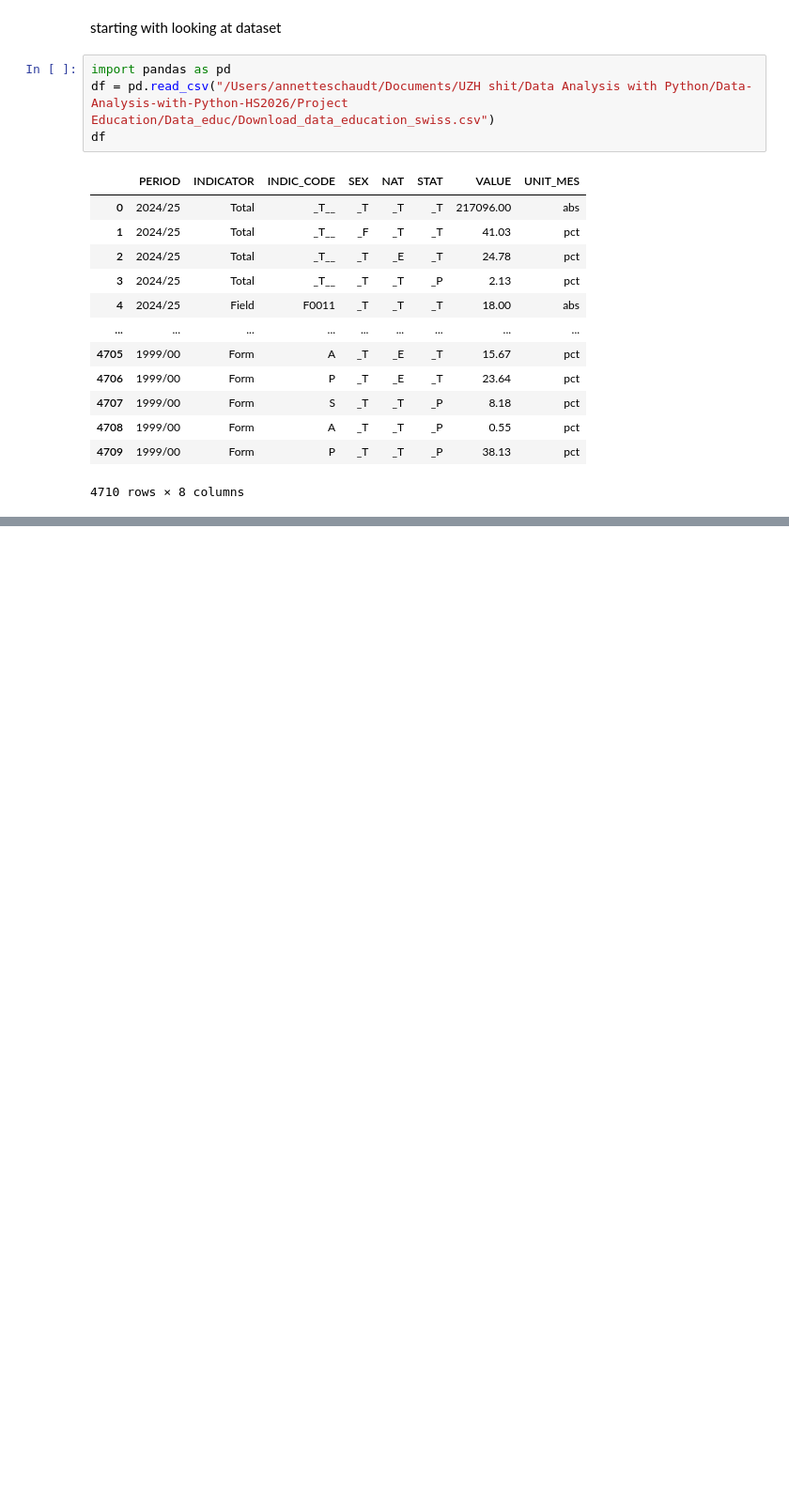
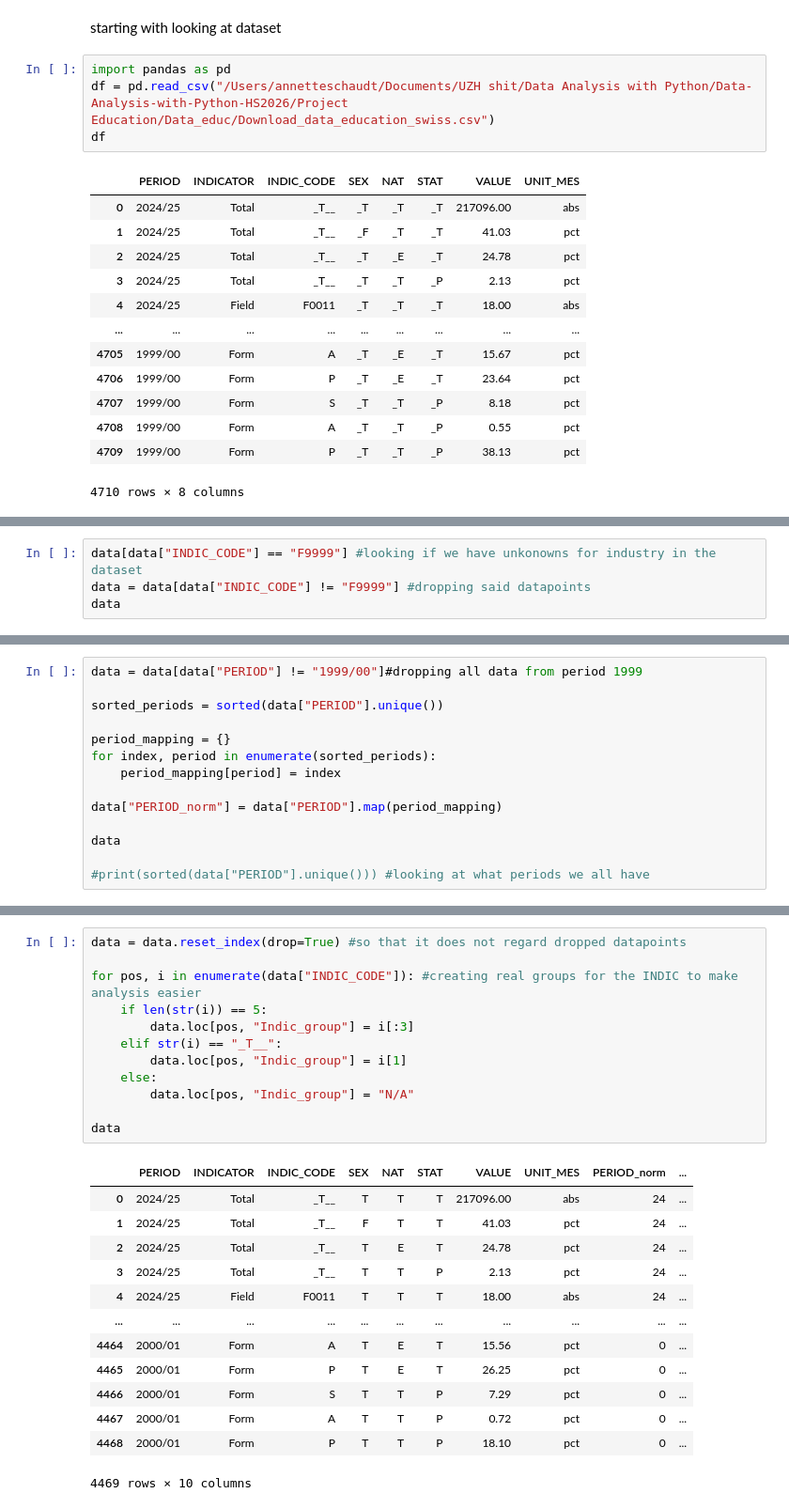
Before and after one commit to anxetxe/Data-Analysis-with-Python-HS2026, a Jupyter notebook: Project Education/data_wrangling_educ.ipynb, the cells around one changed output, grey strips where cells are left out. Shown at 94% size. Saved outputs shown, nothing was run; the diff lists cells and outputs as text; blank space fills up the shorter version.

```diff
--- a/Project Education/data_wrangling_educ.ipynb
+++ b/Project Education/data_wrangling_educ.ipynb
@@ -33,0 +48,4 @@ AttributeError: 'Series' object has no attribute 'columns'
+# %%
+data[data["INDIC_CODE"] == "F9999"] #looking if we have unkonowns for industry in the dataset
+data = data[data["INDIC_CODE"] != "F9999"] #dropping said datapoints
+data
@@ -33,0 +66,14 @@ AttributeError: 'Series' object has no attribute 'columns'
+# %%
+data = data[data["PERIOD"] != "1999/00"]#dropping all data from period 1999
+
+sorted_periods = sorted(data["PERIOD"].unique())
+
+period_mapping = {}
+for index, period in enumerate(sorted_periods):
+    period_mapping[period] = index
+
+data["PERIOD_norm"] = data["PERIOD"].map(period_mapping)
+
+data
+
+#print(sorted(data["PERIOD"].unique())) #looking at what periods we all have
@@ -33,0 +94,26 @@ AttributeError: 'Series' object has no attribute 'columns'
+# %%
+data = data.reset_index(drop=True) #so that it does not regard dropped datapoints
+
+for pos, i in enumerate(data["INDIC_CODE"]): #creating real groups for the INDIC to make analysis easier
+    if len(str(i)) == 5:
+        data.loc[pos, "Indic_group"] = i[:3]
+    elif str(i) == "_T__":
+        data.loc[pos, "Indic_group"] = i[1]
+    else:
+        data.loc[pos, "Indic_group"] = "N/A"
+
+data
+# %% [output]
+|  | PERIOD | INDICATOR | INDIC_CODE | SEX | NAT | STAT | VALUE | UNIT_MES | PERIOD_norm | ... |
+| 0 | 2024/25 | Total | _T__ | T | T | T | 217096.00 | abs | 24 | ... |
+| 1 | 2024/25 | Total | _T__ | F | T | T | 41.03 | pct | 24 | ... |
+| 2 | 2024/25 | Total | _T__ | T | E | T | 24.78 | pct | 24 | ... |
+| 3 | 2024/25 | Total | _T__ | T | T | P | 2.13 | pct | 24 | ... |
+| 4 | 2024/25 | Field | F0011 | T | T | T | 18.00 | abs | 24 | ... |
+| ... | ... | ... | ... | ... | ... | ... | ... | ... | ... | ... |
+| 4464 | 2000/01 | Form | A | T | E | T | 15.56 | pct | 0 | ... |
+| 4465 | 2000/01 | Form | P | T | E | T | 26.25 | pct | 0 | ... |
+| 4466 | 2000/01 | Form | S | T | T | P | 7.29 | pct | 0 | ... |
+| 4467 | 2000/01 | Form | A | T | T | P | 0.72 | pct | 0 | ... |
+| 4468 | 2000/01 | Form | P | T | T | P | 18.10 | pct | 0 | ... |
+4469 rows × 10 columns
```
Also changed, not shown: parts of 17 cells of this notebook.
